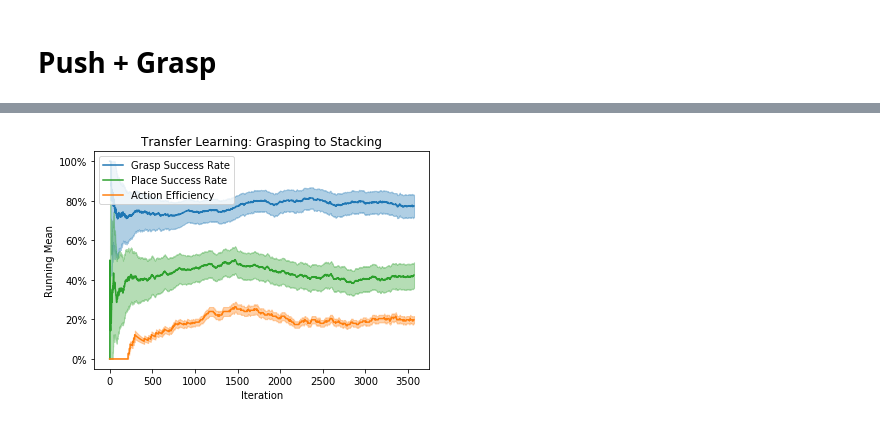
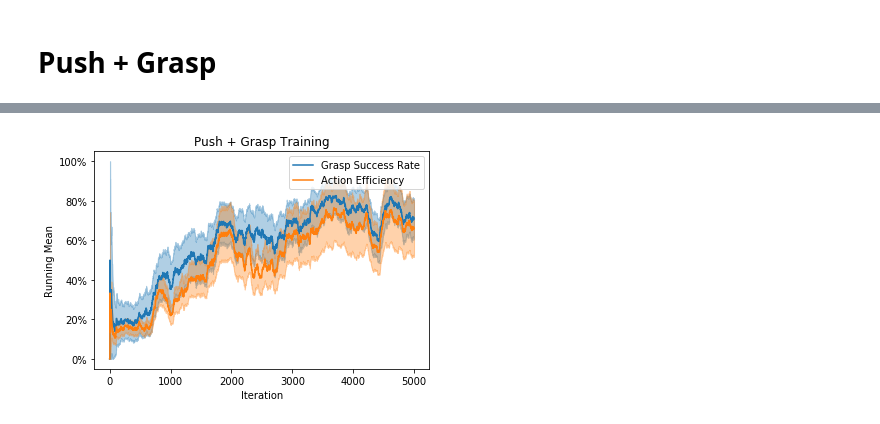
Before and after one commit to jhu-lcsr/good_robot, a Jupyter notebook: plot_success_rate/calculate_successes.ipynb, the cells around one changed output, grey strips where cells are left out. Drawn from its saved outputs; the diff is of its cells as text; code cells hidden in the pictures.

```diff
--- a/plot_success_rate/calculate_successes.ipynb
+++ b/plot_success_rate/calculate_successes.ipynb
@@ -257,28 +206,8 @@ eff, eff_lower, eff_upper = get_action_efficiency(heights, window=window)
-# %%
-colors = ['tab:blue', 'tab:green', 'tab:orange']
-alpha = 0.35
-mult = 100
-
-plt.plot(mult*grasp_rate, color=colors[0], label='Grasp Success Rate')
-plt.plot(mult*place_rate, color=colors[1], label='Place Success Rate')
-plt.plot(mult*eff, color=colors[2], label='Action Efficiency')
-
-plt.fill_between(np.arange(1, grasp_rate.shape[0]+1),
-                 mult*grasp_lower, mult*grasp_upper,
-                 color=colors[0], alpha=alpha)
-plt.fill_between(np.arange(1, place_rate.shape[0]+1),
-                 mult*place_lower, mult*place_upper,
-                 color=colors[1], alpha=alpha)
-plt.fill_between(np.arange(1, eff.shape[0]+1),
-                 mult*eff_lower, mult*eff_upper,
-                 color=colors[2], alpha=alpha)
-
-ax = plt.gca()
-plt.xlabel('Iteration')
-plt.ylabel('Running Mean')
-plt.title('Transfer Learning: Grasping to Stacking')
-plt.legend()
-ax.yaxis.set_major_formatter(PercentFormatter())
-plt.savefig(log_dir + '_success_plot.pdf')
-# %% [output]
-[figure, removed]
+# %%
+window = 200
+max_iter = 5000
+log_dir = 'train-grasp-place-split-efficientnet-21k-acc'
+title = 'Push + Grasp Training'
+plot_it(log_dir, title, window=window, max_iter=max_iter, place=False)
+# %% [output]
+[figure, added]
```
Also changed, not shown: parts of 14 cells of this notebook, 3 other files.
